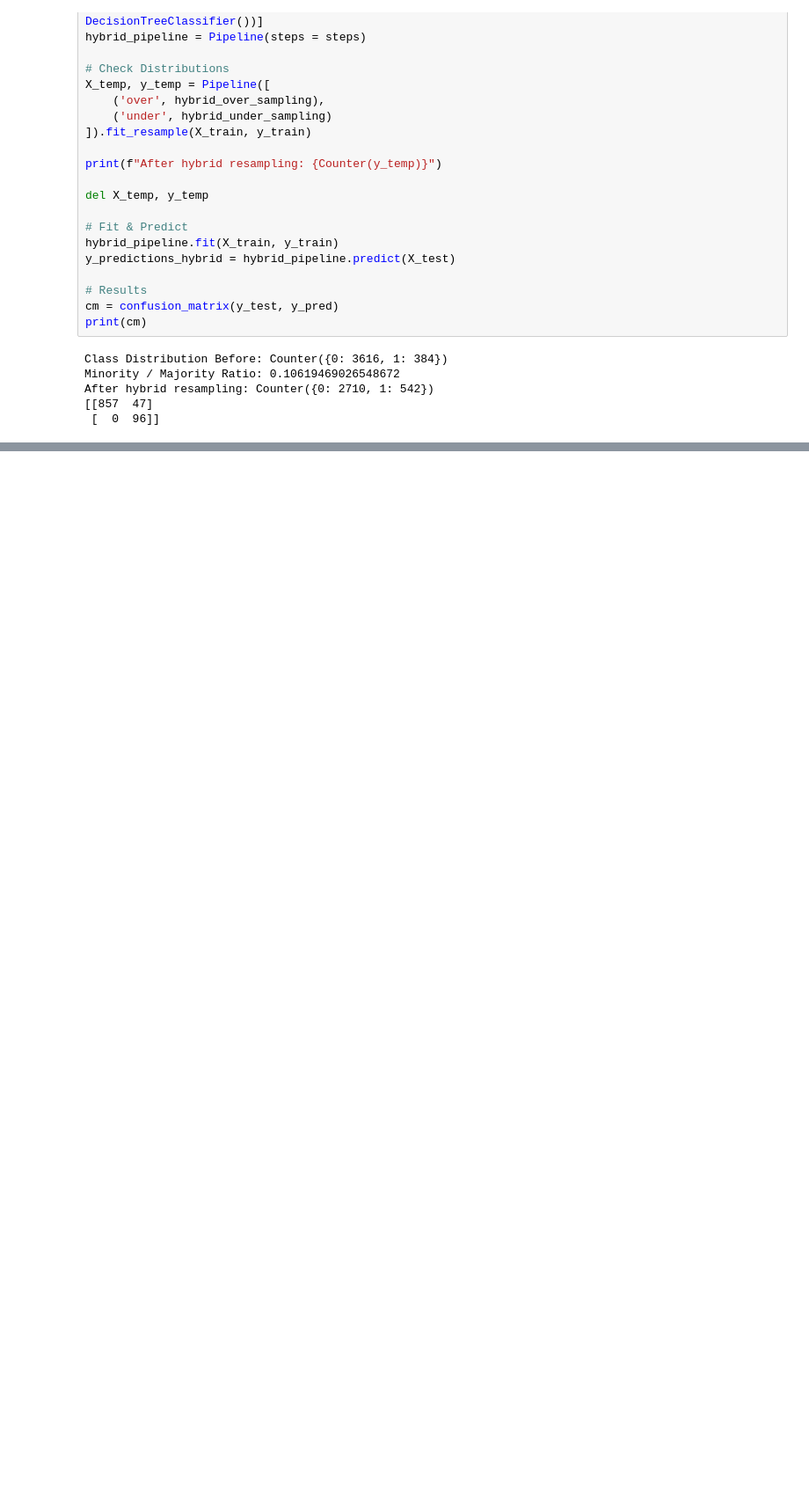
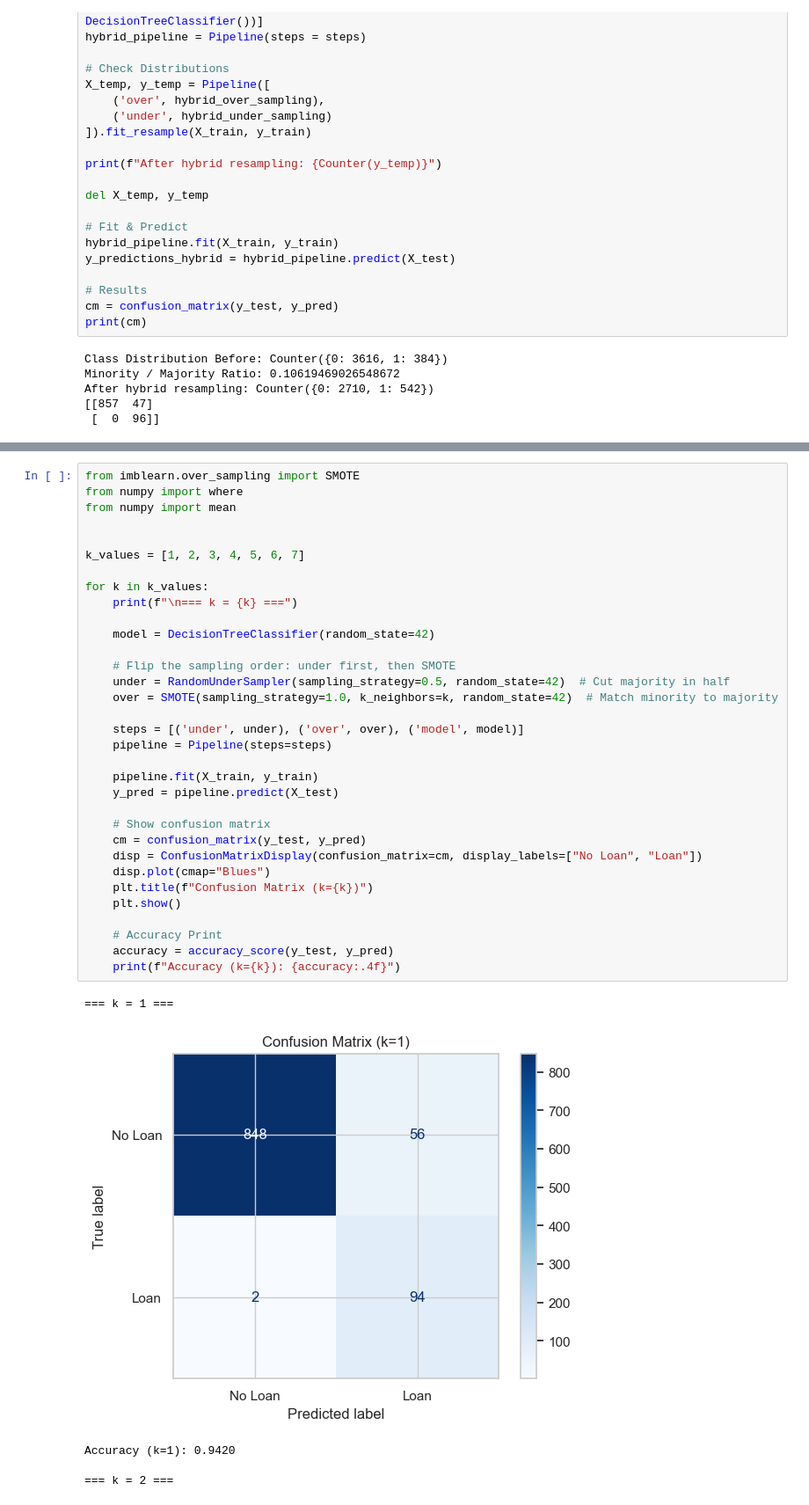
Before and after one commit to hantayc/bank-loan-approval, a Jupyter notebook: bank-loan-approval-classification.ipynb, the cells around one changed output, grey strips where cells are left out. Shown: that part at 88% size. Cells and saved outputs as stored; diff of their text form; blank space fills up the shorter version.

Commit message:
SMOTE implementation

```diff
--- a/bank-loan-approval-classification.ipynb
+++ b/bank-loan-approval-classification.ipynb
@@ -305,0 +325,39 @@ Synthetic Minority Oversampling Technique
+# %%
+from imblearn.over_sampling import SMOTE
+from numpy import where
+from numpy import mean
+
+
+k_values = [1, 2, 3, 4, 5, 6, 7]
+
+for k in k_values:
+    print(f"\n=== k = {k} ===")
+
+    model = DecisionTreeClassifier(random_state=42)
+
+    # Flip the sampling order: under first, then SMOTE
+    under = RandomUnderSampler(sampling_strategy=0.5, random_state=42)  # Cut majority in half
+    over = SMOTE(sampling_strategy=1.0, k_neighbors=k, random_state=42)  # Match minority to majority
+
+    steps = [('under', under), ('over', over), ('model', model)]
+    pipeline = Pipeline(steps=steps)
+
+    pipeline.fit(X_train, y_train)
+    y_pred = pipeline.predict(X_test)
+
+    # Show confusion matrix
+    cm = confusion_matrix(y_test, y_pred)
+    disp = ConfusionMatrixDisplay(confusion_matrix=cm, display_labels=["No Loan", "Loan"])
+    disp.plot(cmap="Blues")
+    plt.title(f"Confusion Matrix (k={k})")
+    plt.show()
+
+    # Accuracy Print
+    accuracy = accuracy_score(y_test, y_pred)
+    print(f"Accuracy (k={k}): {accuracy:.4f}")
+# %% [output]
+=== k = 1 ===
+[figure, added]
+Accuracy (k=1): 0.9420
+
+=== k = 2 ===
```
Also changed, not shown: parts of 3 cells of this notebook.
